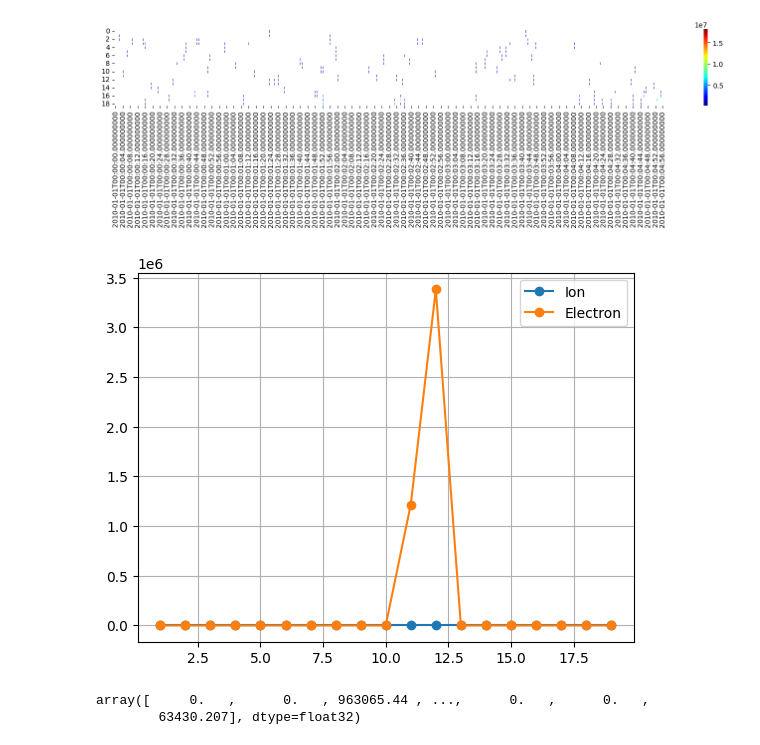
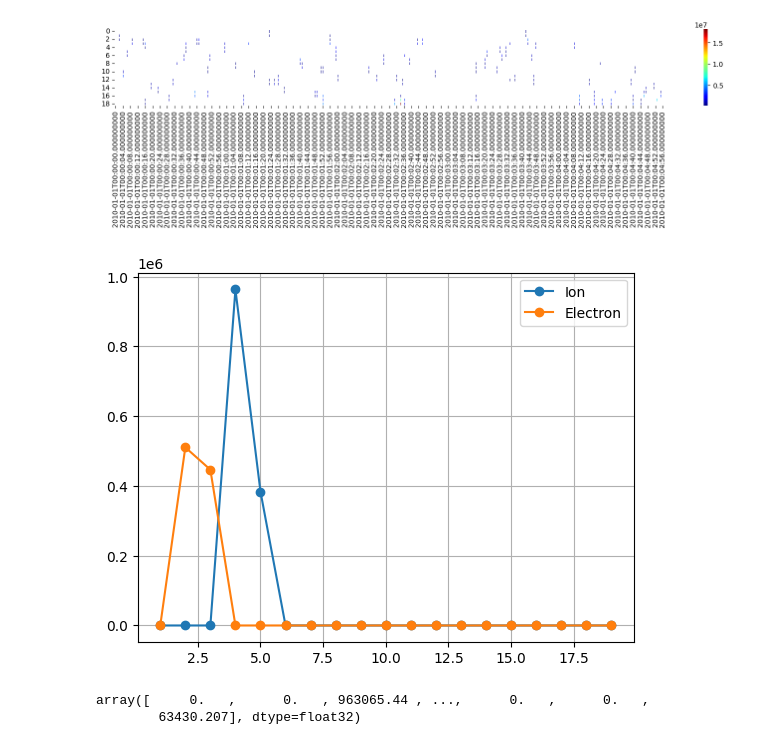
Before and after one commit to umeyuu/Prediction-of-Satellite-Potential-Using-Solar-Wind-Data, a Jupyter notebook: test.ipynb, the cells around one changed output. Saved outputs shown, nothing was run; the diff lists cells and outputs as text; code cells hidden in the pictures.

```diff
--- a/test.ipynb
+++ b/test.ipynb
@@ -53,12 +53,13 @@ sns.heatmap(df_ele, linewidths = 1,cmap = "jet", mask = df_ele_mask);
 # %%
 def plot_fig(id, ion, ele):
     plt.plot(list(range(1, 20)), ion[id], marker='o', label='Ion')
     plt.plot(list(range(1, 20)), ele[id], marker='o', label='Electron')
     plt.grid()
     plt.legend()
-plot_fig(4, ion, ele)
+
+plot_fig(2, ion, ele)
 # %% [output]
-[figure, old version]
+[figure, new version]
 # %%
 ion.max(axis=1)
 # %% [output]
```
